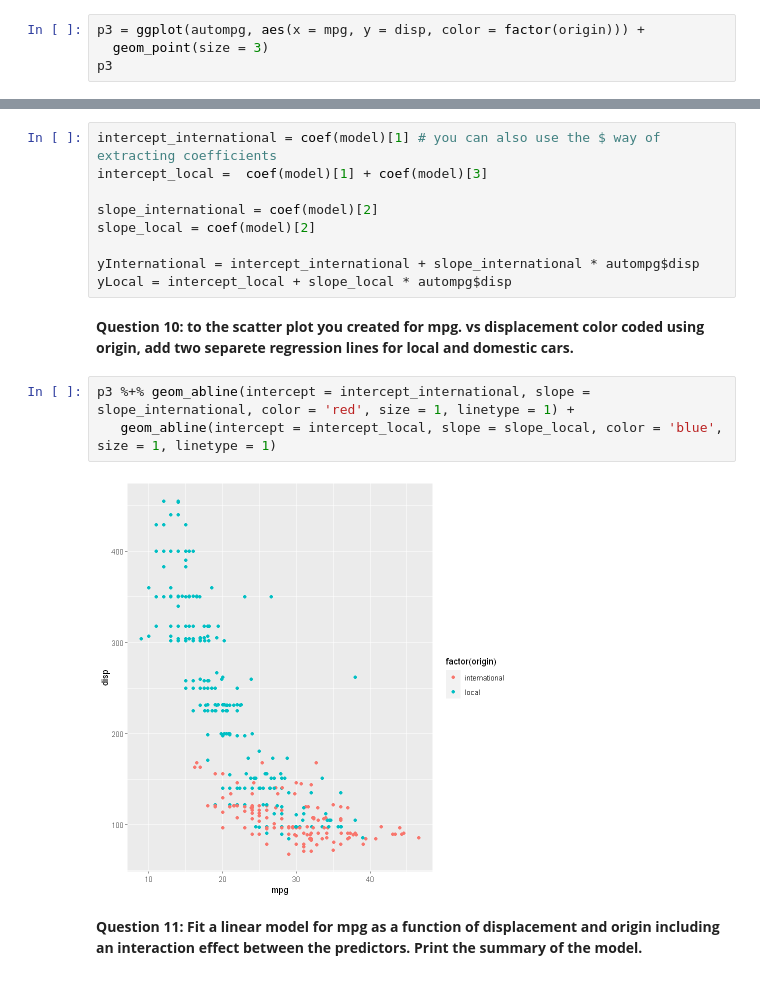
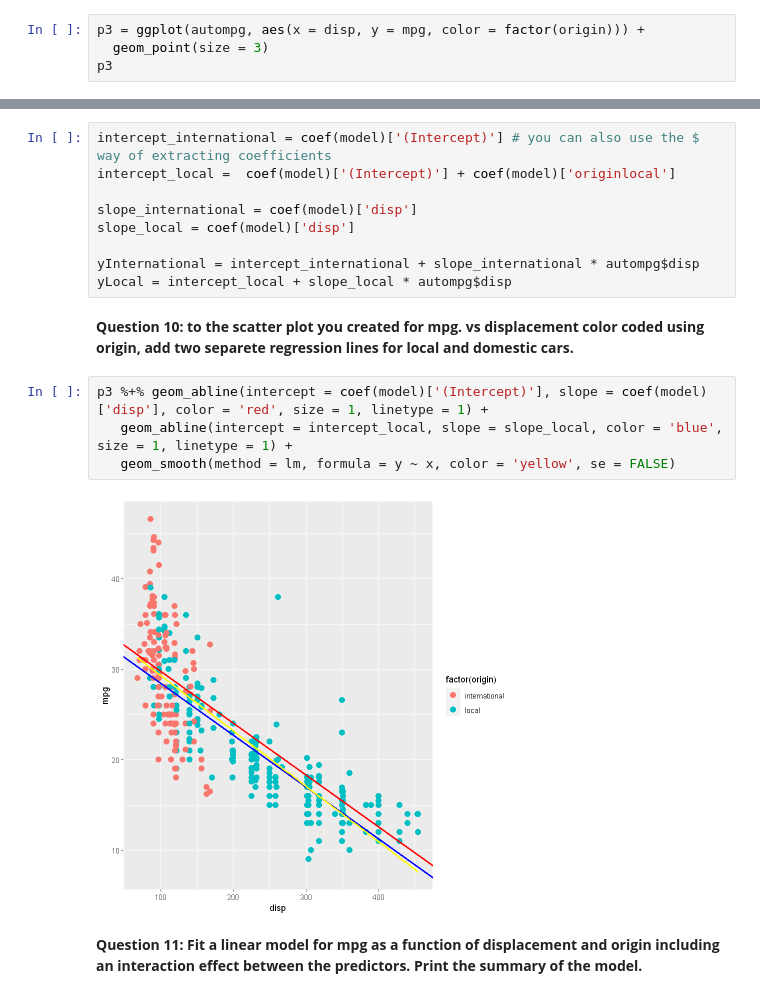
Before and after one commit to prathikshetty9b/Applied-Probability-and-Statistics, a Jupyter notebook: Codes/Lab-Exam/AAPS_LabFinal_PrathikBShetty.ipynb, the cells around one changed output, grey strips where cells are left out. Drawn from its saved outputs; the diff is of its cells as text.

```diff
--- a/Codes/Lab-Exam/AAPS_LabFinal_PrathikBShetty.ipynb
+++ b/Codes/Lab-Exam/AAPS_LabFinal_PrathikBShetty.ipynb
@@ -154,7 +142,7 @@ p2
 # %% [markdown]
 **Question 7: Create a scatter plot of mpg vs. displacement by color coding the points according to the origin (local or international).**
 # %%
-p3 = ggplot(autompg, aes(x = mpg, y = disp, color = factor(origin))) +
+p3 = ggplot(autompg, aes(x = disp, y = mpg, color = factor(origin))) +
   geom_point(size = 3)
 p3
 # %% [output]
@@ -189,19 +182,20 @@ F-statistic: 389.5 on 2 and 380 DF,  p-value: < 2.2e-16
 # %%
-intercept_international = coef(model)[1] # you can also use the $ way of extracting coefficients
-intercept_local =  coef(model)[1] + coef(model)[3]
+intercept_international = coef(model)['(Intercept)'] # you can also use the $ way of extracting coefficients
+intercept_local =  coef(model)['(Intercept)'] + coef(model)['originlocal']
 
-slope_international = coef(model)[2]
-slope_local = coef(model)[2]
+slope_international = coef(model)['disp']
+slope_local = coef(model)['disp']
 
 yInternational = intercept_international + slope_international * autompg$disp
 yLocal = intercept_local + slope_local * autompg$disp
 # %% [markdown]
 **Question 10: to the scatter plot you created for mpg. vs displacement color coded using origin, add two separete regression lines for local and domestic cars.**
 # %%
-p3 %+% geom_abline(intercept = intercept_international, slope = slope_international, color = 'red', size = 1, linetype = 1) +
-   geom_abline(intercept = intercept_local, slope = slope_local, color = 'blue', size = 1, linetype = 1)
+p3 %+% geom_abline(intercept = coef(model)['(Intercept)'], slope = coef(model)['disp'], color = 'red', size = 1, linetype = 1) +
+   geom_abline(intercept = intercept_local, slope = slope_local, color = 'blue', size = 1, linetype = 1) +
+   geom_smooth(method = lm, formula = y ~ x, color = 'yellow', se = FALSE)
 # %% [output]
-[figure, old version]
+[figure, new version]
 # %% [markdown]
 **Question 11: Fit a linear model for mpg as a function of displacement and origin including an interaction effect between the predictors. Print the summary of the model.**
 # %%
```
Also changed, not shown: parts of 6 cells of this notebook.
